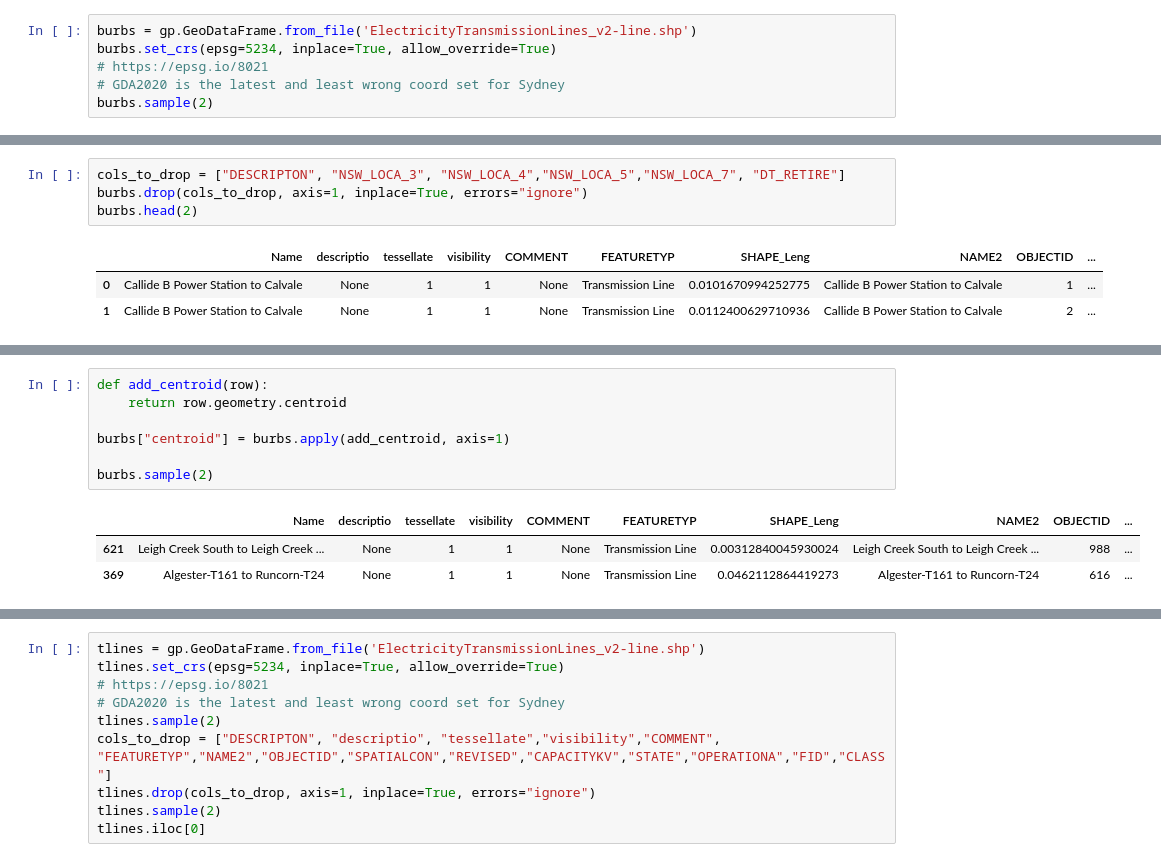
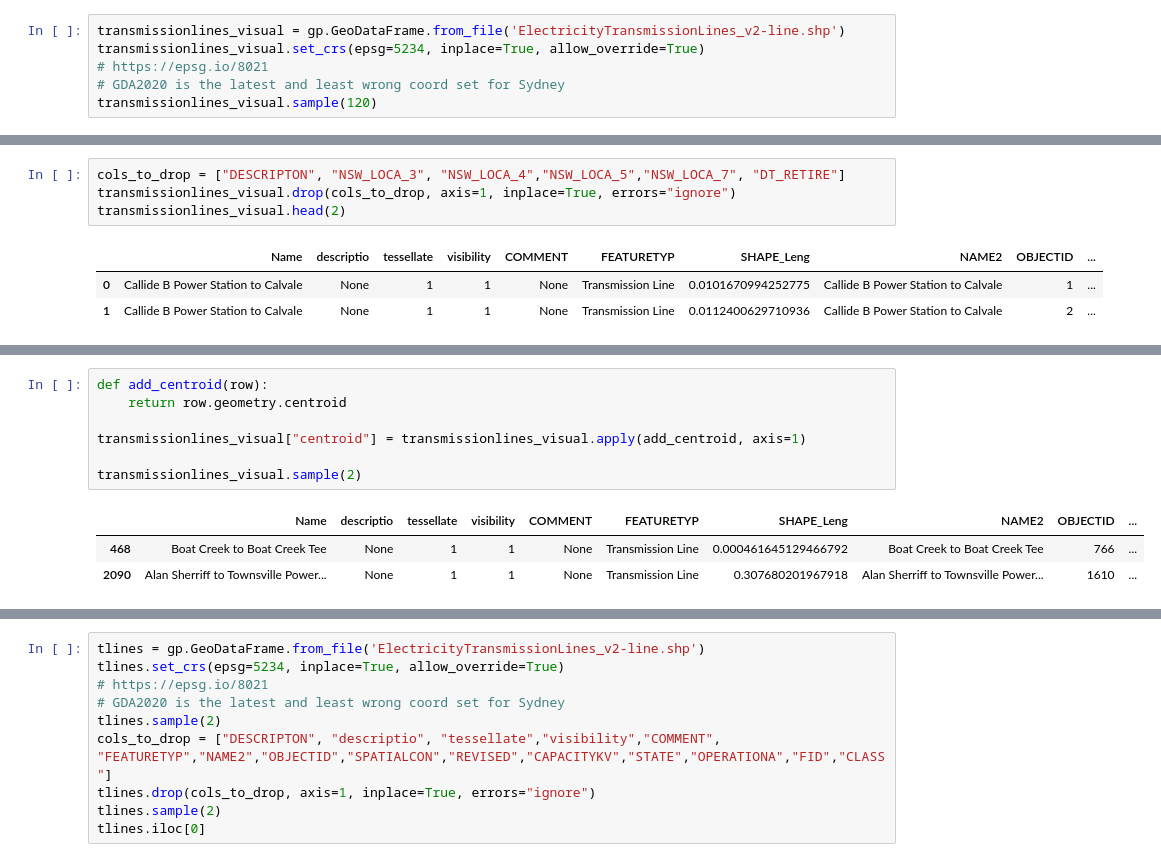
Before and after one commit to EvJ-5903/Transmission-Lines, a Jupyter notebook: Data Collection.ipynb, the cells around one changed output, grey strips where cells are left out. Cells and saved outputs as stored; diff of their text form.

```diff
--- a/Data Collection.ipynb
+++ b/Data Collection.ipynb
@@ -119,10 +117,10 @@ import pandas as pd
 %matplotlib inline
 plt.rcParams['figure.figsize'] = (20, 10)
 # %%
-burbs = gp.GeoDataFrame.from_file('ElectricityTransmissionLines_v2-line.shp')
-burbs.set_crs(epsg=5234, inplace=True, allow_override=True)
+transmissionlines_visual = gp.GeoDataFrame.from_file('ElectricityTransmissionLines_v2-line.shp')
+transmissionlines_visual.set_crs(epsg=5234, inplace=True, allow_override=True)
 # https://epsg.io/8021
 # GDA2020 is the latest and least wrong coord set for Sydney
-burbs.sample(2)
+transmissionlines_visual.sample(120)
 # %% [output]
 |  | Name | descriptio | tessellate | visibility | COMMENT | FEATURETYP | SHAPE_Leng | NAME2 | OBJECTID | ... |
@@ -131,7 +139,7 @@ burbs.sample(2)
 # %%
 cols_to_drop = ["DESCRIPTON", "NSW_LOCA_3", "NSW_LOCA_4","NSW_LOCA_5","NSW_LOCA_7", "DT_RETIRE"]
-burbs.drop(cols_to_drop, axis=1, inplace=True, errors="ignore")
-burbs.head(2)
+transmissionlines_visual.drop(cols_to_drop, axis=1, inplace=True, errors="ignore")
+transmissionlines_visual.head(2)
 # %% [output]
 |  | Name | descriptio | tessellate | visibility | COMMENT | FEATURETYP | SHAPE_Leng | NAME2 | OBJECTID | ... |
 | 0 | Callide B Power Station to Calvale | None | 1 | 1 | None | Transmission Line | 0.0101670994252775 | Callide B Power Station to Calvale | 1 | ... |
@@ -171,12 +195,12 @@ Name: 0, dtype: object
 # %%
 def add_centroid(row):
     return row.geometry.centroid
 
-burbs["centroid"] = burbs.apply(add_centroid, axis=1)
+transmissionlines_visual["centroid"] = transmissionlines_visual.apply(add_centroid, axis=1)
 
-burbs.sample(2)
+transmissionlines_visual.sample(2)
 # %% [output]
 |  | Name | descriptio | tessellate | visibility | COMMENT | FEATURETYP | SHAPE_Leng | NAME2 | OBJECTID | ... |
-| 621 | Leigh Creek South to Leigh Creek ... | None | 1 | 1 | None | Transmission Line | 0.00312840045930024 | Leigh Creek South to Leigh Creek ... | 988 | ... |
-| 369 | Algester-T161 to Runcorn-T24 | None | 1 | 1 | None | Transmission Line | 0.0462112864419273 | Algester-T161 to Runcorn-T24 | 616 | ... |
+| 468 | Boat Creek to Boat Creek Tee | None | 1 | 1 | None | Transmission Line | 0.000461645129466792 | Boat Creek to Boat Creek Tee | 766 | ... |
+| 2090 | Alan Sherriff to Townsville Power... | None | 1 | 1 | None | Transmission Line | 0.307680201967918 | Alan Sherriff to Townsville Power... | 1610 | ... |
 # %%
```
Also changed, not shown: parts of 24 cells of this notebook, 3 other files.
